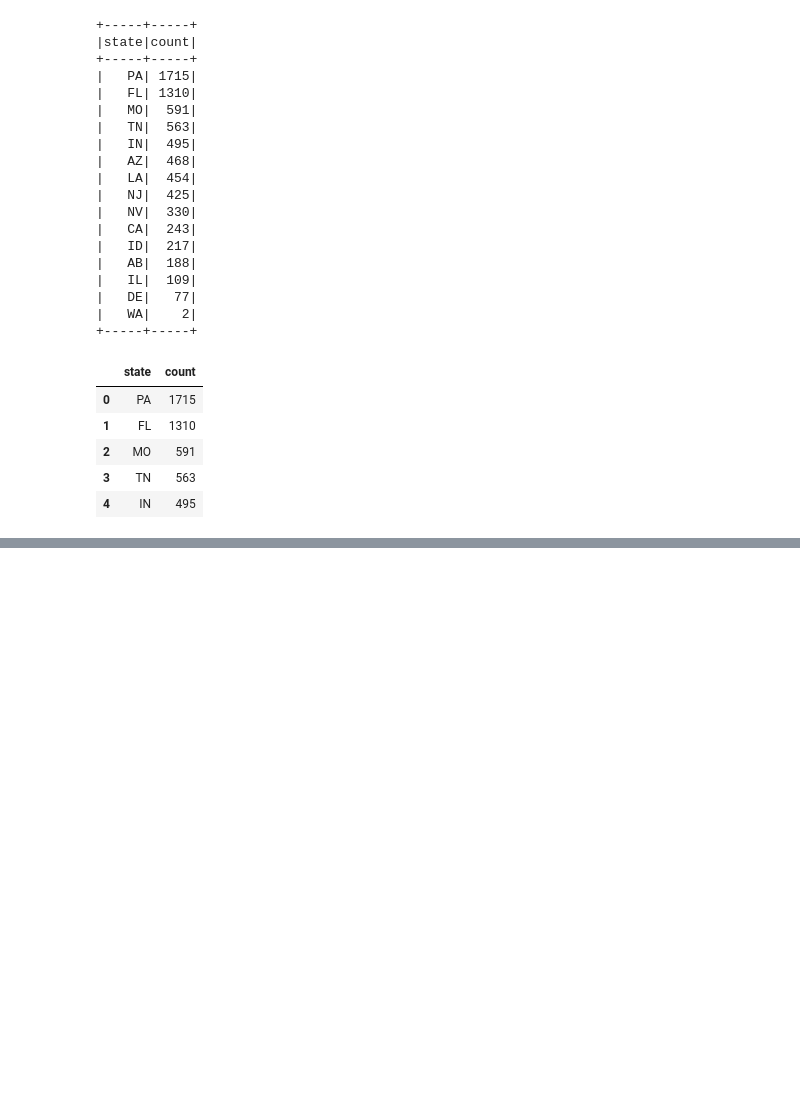
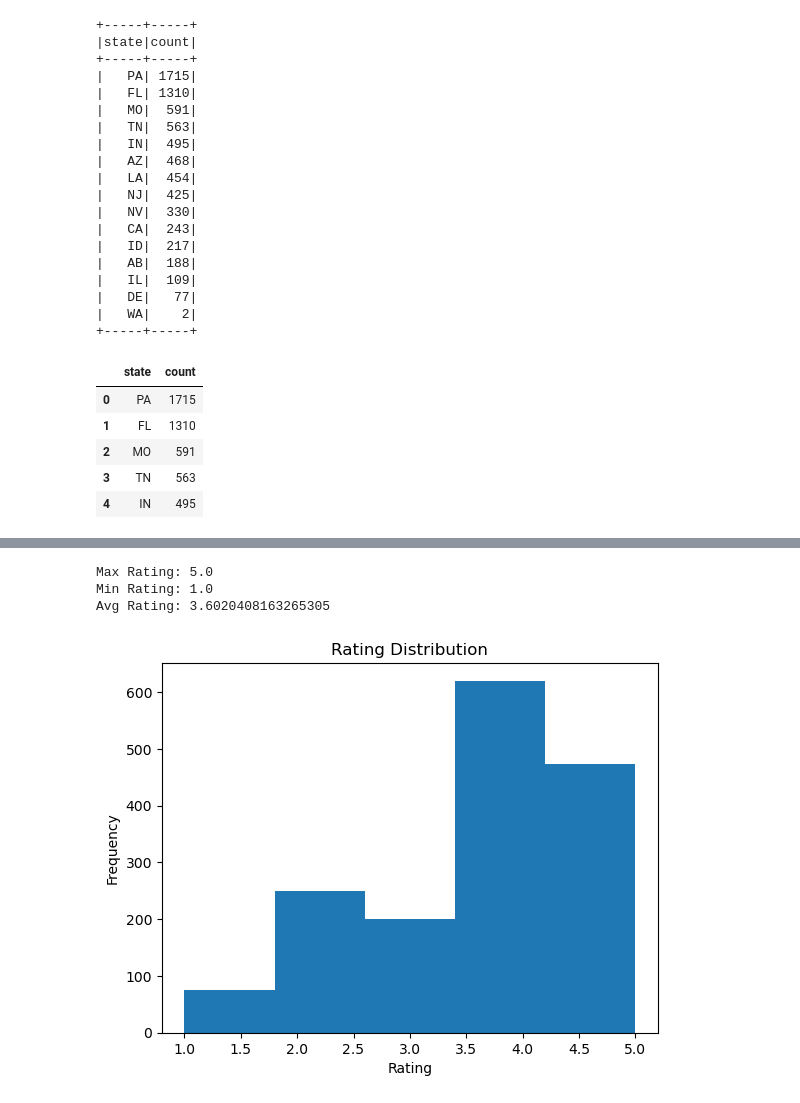
Before and after one commit to sdingx/bdp_summer23, a Jupyter notebook: EDA_Paula.ipynb, the cells around one changed output, grey strips where cells are left out. Cells and saved outputs as stored; diff of their text form; code cells hidden in the pictures; blank space fills up the shorter version.

```diff
--- a/EDA_Paula.ipynb
+++ b/EDA_Paula.ipynb
@@ -211,0 +298,24 @@ fig.show()
+# %%
+max_rating = business.selectExpr("max(stars) as max_rating").collect()[0]["max_rating"]
+min_rating = business.selectExpr("min(stars) as min_rating").collect()[0]["min_rating"]
+avg_rating = business.selectExpr("avg(stars) as avg_rating").collect()[0]["avg_rating"]
+
+print(f"Max Rating: {max_rating}")
+print(f"Min Rating: {min_rating}")
+print(f"Avg Rating: {avg_rating}")
+# %% [output]
+Max Rating: 5.0
+Min Rating: 1.0
+Avg Rating: 3.6020408163265305
+# %%
+rating_dist = business.select("stars").rdd.flatMap(lambda x: x).histogram(5)  # 可根据需要调整分箱数
+counts = rating_dist[1]
+bins = rating_dist[0]
+
+plt.bar(bins[:-1], counts, width=(bins[1]-bins[0]), align='edge')
+plt.xlabel('Rating')
+plt.ylabel('Frequency')
+plt.title('Rating Distribution')
+plt.show()
+# %% [output]
+[figure, added]
```
Also changed, not shown: parts of 21 cells of this notebook.
